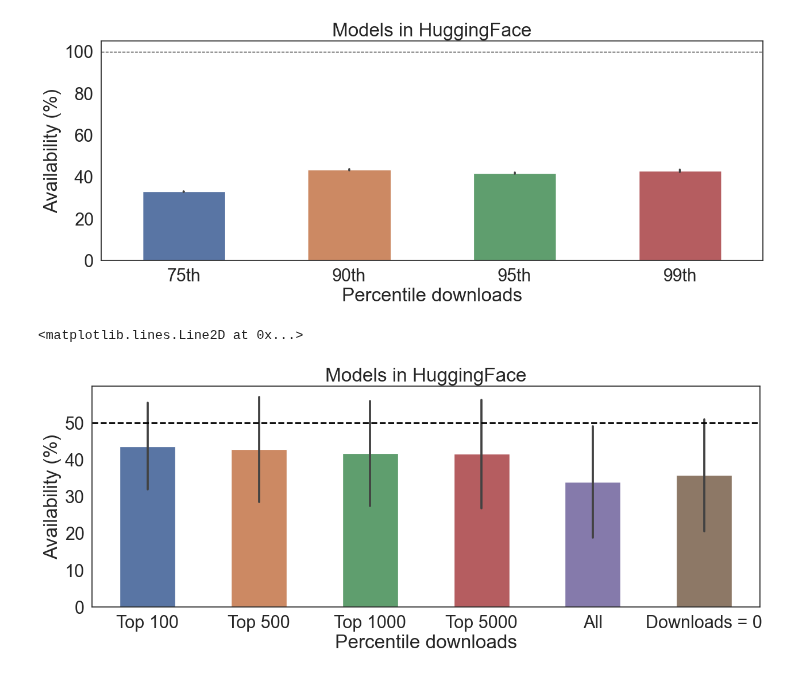
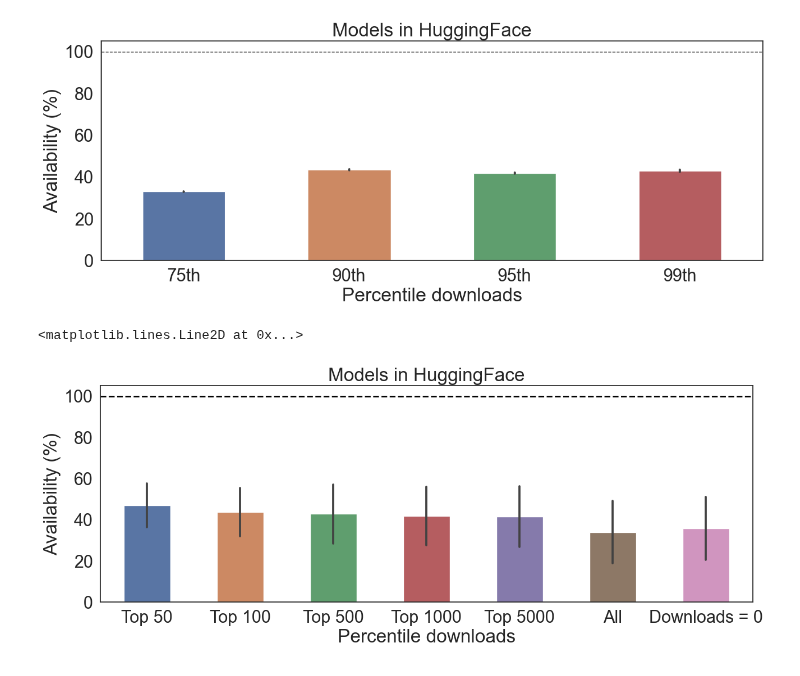
Before and after one commit to lorber13/chatIMPACT, a Jupyter notebook: data_analysis/fp_experiments.ipynb, the cells around one changed output. Cells and saved outputs as stored; diff of their text form; code cells hidden in the pictures.

```diff
--- a/data_analysis/fp_experiments.ipynb
+++ b/data_analysis/fp_experiments.ipynb
@@ -41,7 +41,7 @@ plt.show()
 # %% [output]
 [figure]
 # %%
-models = json.load(open("HF_data/models_new.json", "r"))
+models = json.load(open("../database/HF entries/hf extracted json/models_new.json", "r"))
 df = pd.DataFrame(models, dtype=str)
 
 df = df.replace("[]", None)
@@ -109,6 +109,7 @@ for col in ["likes", "downloads"]:
     bins = np.percentile(new_df[col], [0, 90, 95, 99, 100])
     # bins = [-1, 0, 1, 10, 100, np.max(new_df[col])]
     new_df[col+"_binned"] = pd.cut(new_df[col], bins = bins)
+new_df["developers"] = df.developers
 # %%
 K = 1
 M = np.percentile(new_df.downloads, 100-K)
@@ -137,36 +138,46 @@ plt.axhline(100, ls="--", color="black", linewidth=1)
 plot_df = pd.DataFrame()
 values = []
 labels = []
+downloads = []
+devs = []
 largest = dict()
-for k in [100, 500, 1000, 5000]:
+for k in [50, 100, 500, 1000, 5000]:
     largest[k] = new_df.nlargest(k, "downloads")["downloads"].values[-1]
 for ix, row in new_df.iterrows():
     v = row.available
     values.append(v)
     labels.append("All")
-    for k in [100, 500, 1000, 5000]:
+    downloads.append(row.downloads)
+    devs.append(row.developers)
+    for k in [50, 100, 500, 1000, 5000]:
         if row.downloads >= largest[k]:
             values.append(v)
             labels.append("Top " + str(k))
+            downloads.append(row.downloads)
+            devs.append(row.developers)
     if row.downloads == 0:
         values.append(v)
         labels.append("Downloads = 0")
+        downloads.append(row.downloads)
+        devs.append(row.developers)
 # %%
 plot_df = pd.DataFrame()
 plot_df["value"] = values
 plot_df["label"] = labels
+plot_df["downloads"] = downloads
+plot_df["developers"] = devs
 # %%
 plt.figure(figsize=(15, 5))
 #sns.boxplot(new_df["available"], width =0.1, )
 sns.barplot(x="label", y="value", errorbar=('sd'),
-            order = ["Top 100", "Top 500", "Top 1000", "Top 5000", "All", "Downloads = 0"],
+            order = ["Top 50", "Top 100", "Top 500", "Top 1000", "Top 5000", "All", "Downloads = 0"],
             data=plot_df, width=0.5)
 plt.title("Models in HuggingFace")
 plt.ylabel("Availability (%)")
 # plt.xticks(range(4), ["75th", "90th", "95th", "99th"])
 plt.xlabel("Percentile downloads")
 #plt.axhline(100, ls="--", color="black", linewidth=1)
-plt.axhline(50, ls="--", color="black", linewidth=2)
+plt.axhline(100, ls="--", color="black", linewidth=2)
 # %% [output]
 <matplotlib.lines.Line2D at 0x...>
-[figure, old version]
+[figure, new version]
```
Also changed, not shown: parts of 6 cells of this notebook.
